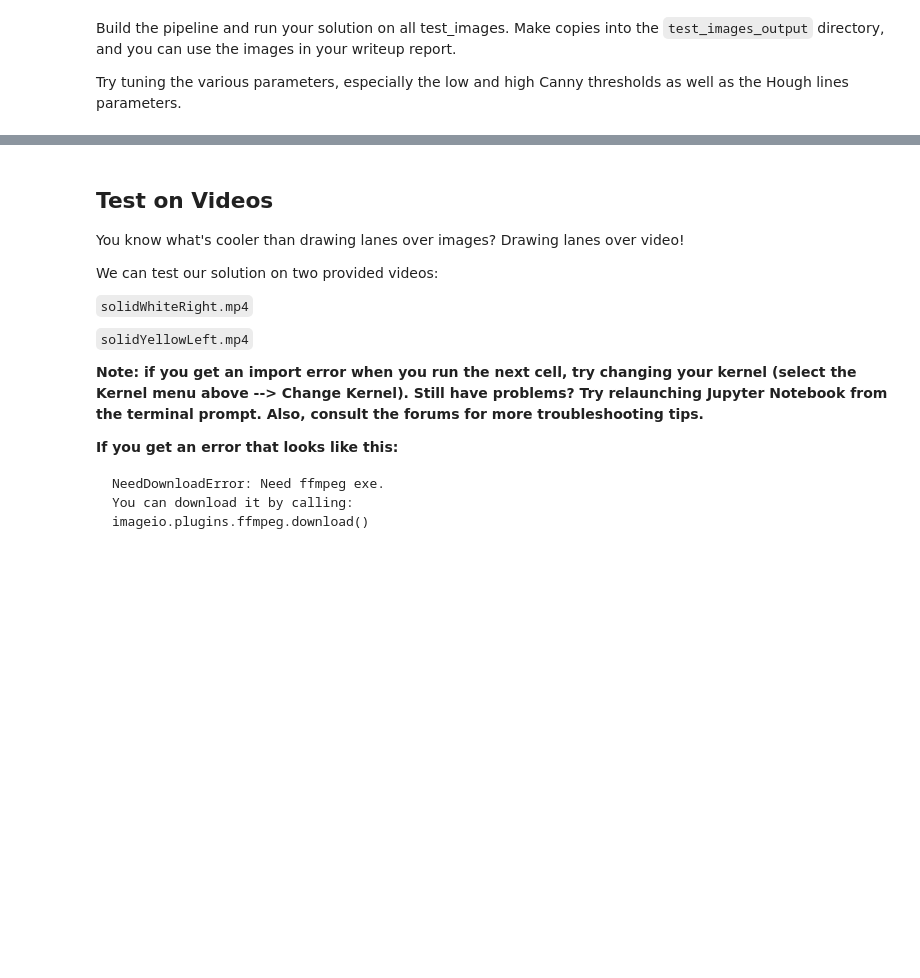
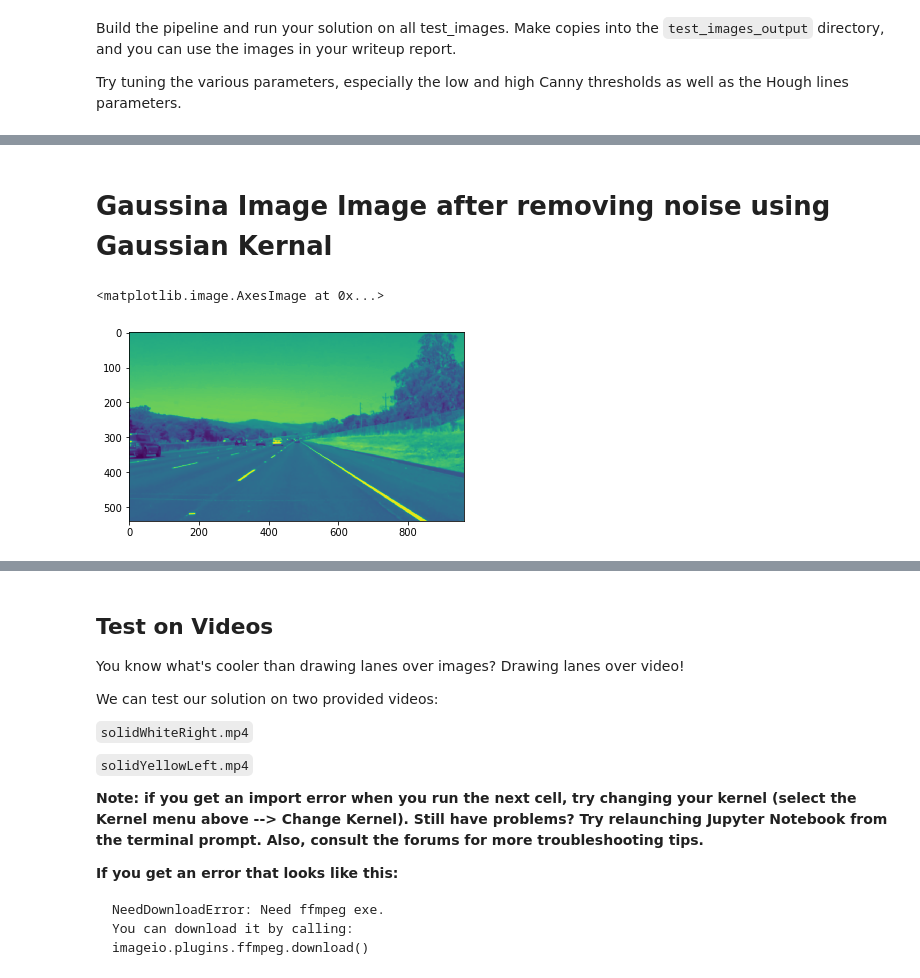
Before and after one commit to rajkuma2011/self-driving-car, a Jupyter notebook: CarND-LaneLines-P1/P1.ipynb, the cells around one changed output, grey strips where cells are left out. Drawn from its saved outputs; the diff is of its cells as text; code cells hidden in the pictures; blank space fills up the shorter version.

```diff
--- a/CarND-LaneLines-P1/P1.ipynb
+++ b/CarND-LaneLines-P1/P1.ipynb
@@ -292,0 +319,7 @@ def lane_detection_pipeline(image, gauss_kernal=3,\
+# %% [markdown]
+# Gaussina Image Image after removing noise using Gaussian Kernal
+# %%
+plt.imshow(output_images["gaussian_image"])
+# %% [output]
+<matplotlib.image.AxesImage at 0x...>
+[figure, added]
```
Also changed, not shown: parts of 21 cells of this notebook.
